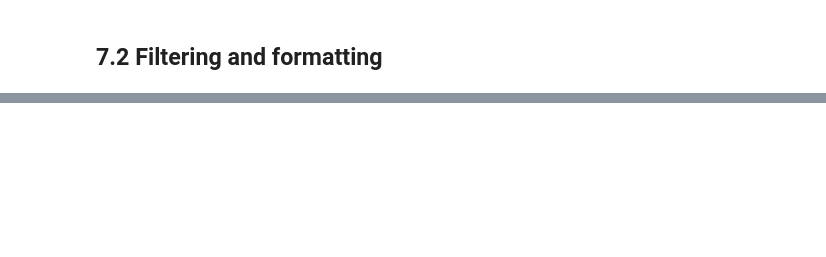
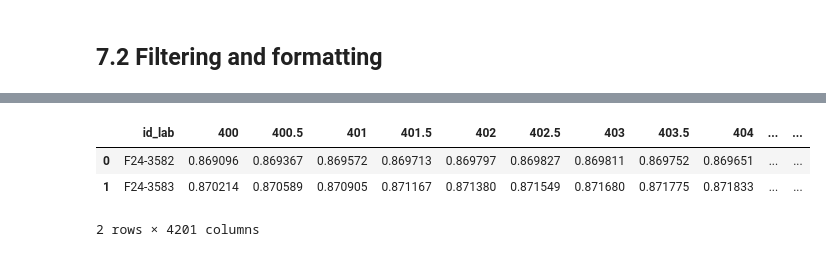
Before and after one commit to maurope/lmf, a Jupyter notebook: notebooks/2026/2026_05_22_data_delivery.ipynb, the cells around one changed output, grey strips where cells are left out. Cells and saved outputs as stored; diff of their text form; code cells hidden in the pictures; blank space fills up the shorter version.

```diff
--- a/notebooks/2026/2026_05_22_data_delivery.ipynb
+++ b/notebooks/2026/2026_05_22_data_delivery.ipynb
@@ -930,0 +962,8 @@ gas.tail(2)
+# %%
+gt_2 = gt.drop(['position', 'id', 'ot_lab', 'tax_name', 'functional_group'], axis=1)
+gt_2.head(2)
+# %% [output]
+|  | id_lab | 400 | 400.5 | 401 | 401.5 | 402 | 402.5 | 403 | 403.5 | 404 | ... | ... |
+| 0 | F24-3582 | 0.869096 | 0.869367 | 0.869572 | 0.869713 | 0.869797 | 0.869827 | 0.869811 | 0.869752 | 0.869651 | ... | ... |
+| 1 | F24-3583 | 0.870214 | 0.870589 | 0.870905 | 0.871167 | 0.871380 | 0.871549 | 0.871680 | 0.871775 | 0.871833 | ... | ... |
+2 rows × 4201 columns
```
Also changed, not shown: parts of 31 cells of this notebook, 6 other files.
